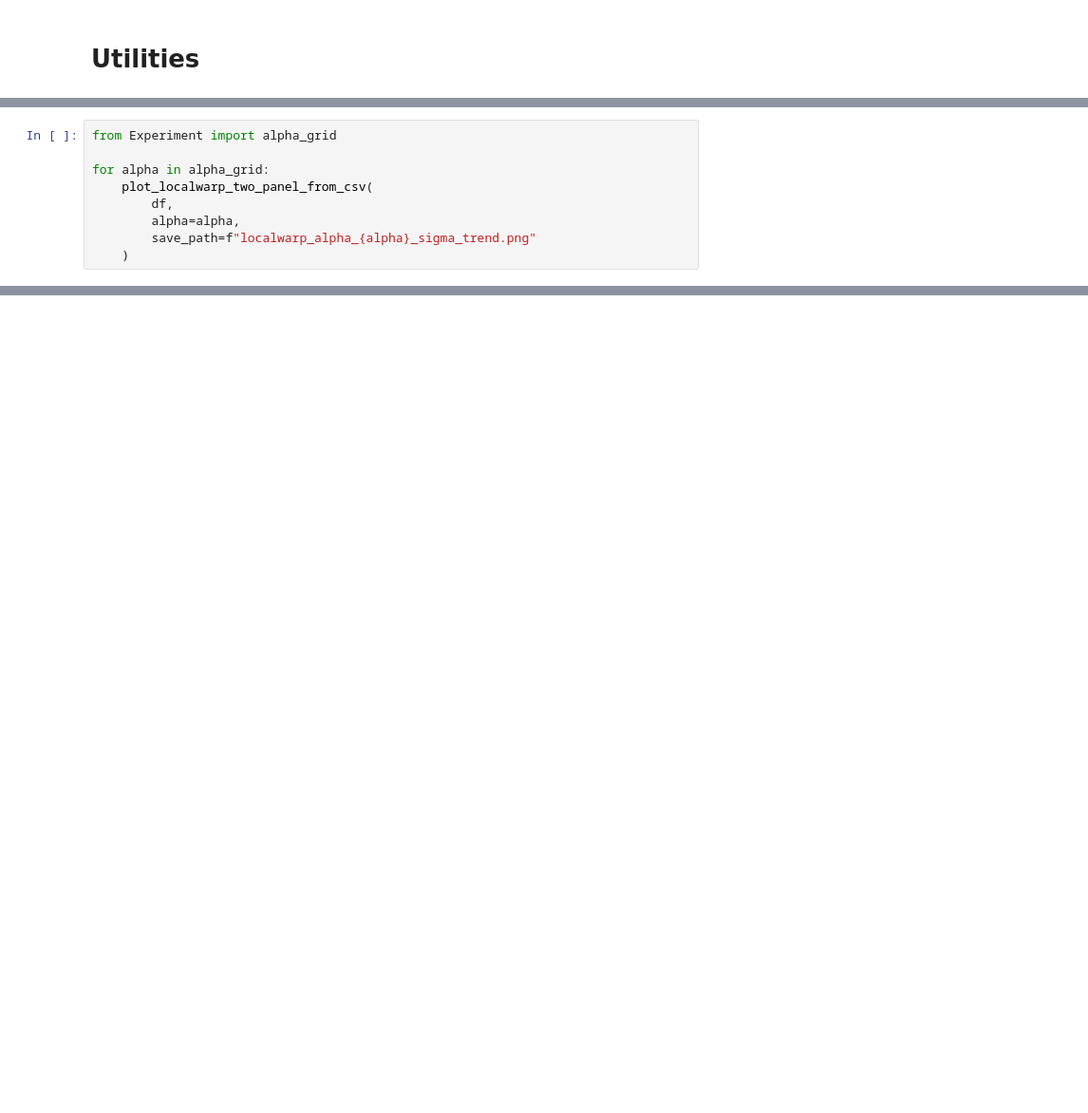
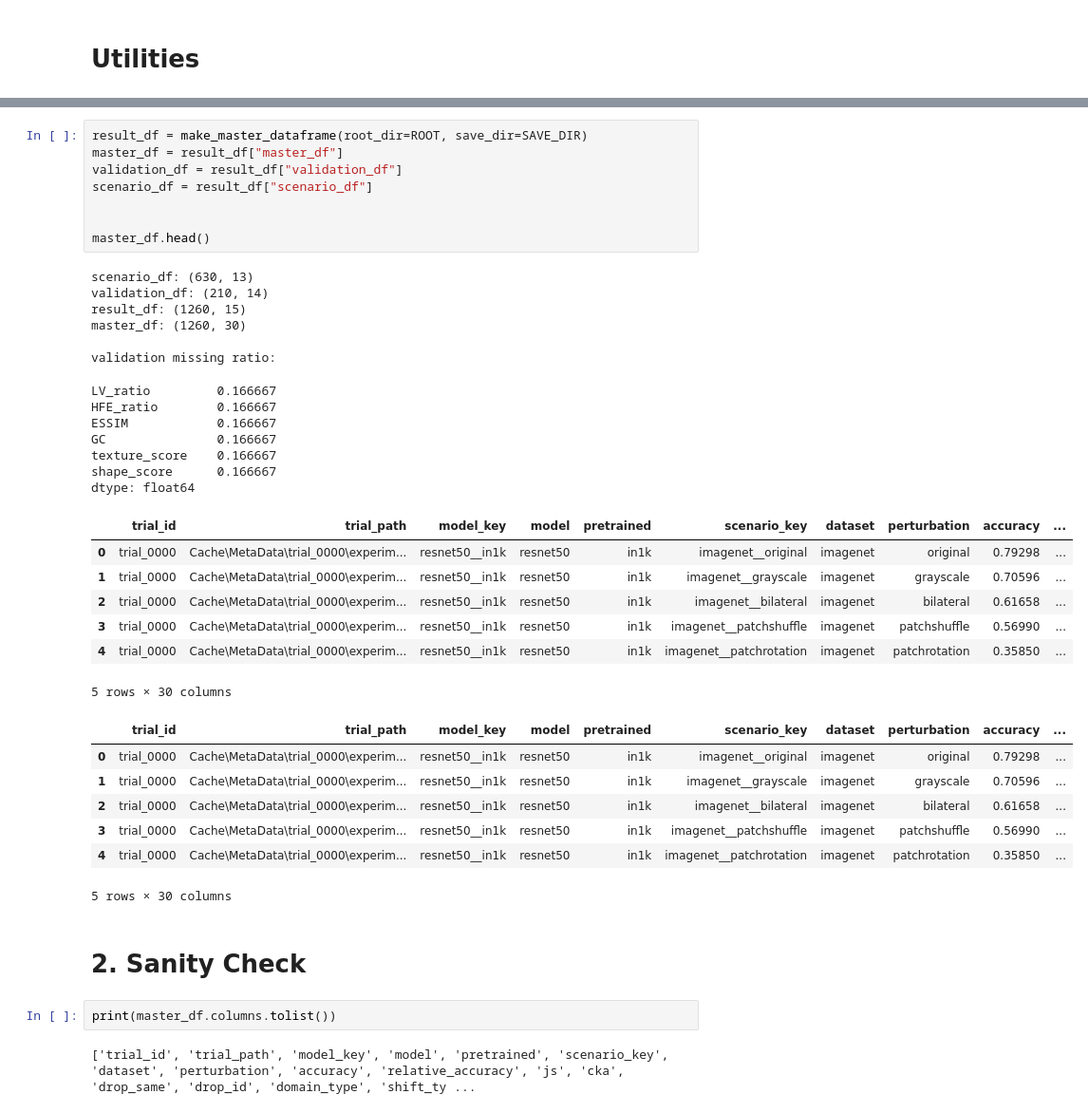
Before and after one commit to sdsdsdsdaf/Feature-Reliance, a Jupyter notebook: results_analysis.ipynb, the cells around one changed output, grey strips where cells are left out. Shown at 95% size. Drawn from its saved outputs; the diff is of its cells as text; blank space fills up the shorter version.

```diff
--- a/results_analysis.ipynb
+++ b/results_analysis.ipynb
@@ -503,9 +42,0 @@ def compute_correlation_table(df):
-# %%
-from Experiment import alpha_grid
-
-for alpha in alpha_grid:
-    plot_localwarp_two_panel_from_csv(
-        df,
-        alpha=alpha,
-        save_path=f"localwarp_alpha_{alpha}_sigma_trend.png"
-    )
@@ -719,0 +588,42 @@ compute_partial_correlations(df)
+# %%
+result_df = make_master_dataframe(root_dir=ROOT, save_dir=SAVE_DIR)
+master_df = result_df["master_df"]
+validation_df = result_df["validation_df"]
+scenario_df = result_df["scenario_df"]
+
+
+master_df.head()
+# %% [output]
+scenario_df: (630, 13)
+validation_df: (210, 14)
+result_df: (1260, 15)
+master_df: (1260, 30)
+
+validation missing ratio:
+LV_ratio         0.166667
+HFE_ratio        0.166667
+ESSIM            0.166667
+GC               0.166667
+texture_score    0.166667
+shape_score      0.166667
+dtype: float64
+|  | trial_id | trial_path | model_key | model | pretrained | scenario_key | dataset | perturbation | accuracy | ... |
+| 0 | trial_0000 | Cache\MetaData\trial_0000\experim... | resnet50__in1k | resnet50 | in1k | imagenet__original | imagenet | original | 0.79298 | ... |
+| 1 | trial_0000 | Cache\MetaData\trial_0000\experim... | resnet50__in1k | resnet50 | in1k | imagenet__grayscale | imagenet | grayscale | 0.70596 | ... |
+| 2 | trial_0000 | Cache\MetaData\trial_0000\experim... | resnet50__in1k | resnet50 | in1k | imagenet__bilateral | imagenet | bilateral | 0.61658 | ... |
+| 3 | trial_0000 | Cache\MetaData\trial_0000\experim... | resnet50__in1k | resnet50 | in1k | imagenet__patchshuffle | imagenet | patchshuffle | 0.56990 | ... |
+| 4 | trial_0000 | Cache\MetaData\trial_0000\experim... | resnet50__in1k | resnet50 | in1k | imagenet__patchrotation | imagenet | patchrotation | 0.35850 | ... |
+5 rows × 30 columns
+|  | trial_id | trial_path | model_key | model | pretrained | scenario_key | dataset | perturbation | accuracy | ... |
+| 0 | trial_0000 | Cache\MetaData\trial_0000\experim... | resnet50__in1k | resnet50 | in1k | imagenet__original | imagenet | original | 0.79298 | ... |
+| 1 | trial_0000 | Cache\MetaData\trial_0000\experim... | resnet50__in1k | resnet50 | in1k | imagenet__grayscale | imagenet | grayscale | 0.70596 | ... |
+| 2 | trial_0000 | Cache\MetaData\trial_0000\experim... | resnet50__in1k | resnet50 | in1k | imagenet__bilateral | imagenet | bilateral | 0.61658 | ... |
+| 3 | trial_0000 | Cache\MetaData\trial_0000\experim... | resnet50__in1k | resnet50 | in1k | imagenet__patchshuffle | imagenet | patchshuffle | 0.56990 | ... |
+| 4 | trial_0000 | Cache\MetaData\trial_0000\experim... | resnet50__in1k | resnet50 | in1k | imagenet__patchrotation | imagenet | patchrotation | 0.35850 | ... |
+5 rows × 30 columns
+# %% [markdown]
+# 2. Sanity Check
+# %%
+print(master_df.columns.tolist())
+# %% [output]
+['trial_id', 'trial_path', 'model_key', 'model', 'pretrained', 'scenario_key', 'dataset', 'perturbation', 'accuracy', 'relative_accuracy', 'js', 'cka', 'drop_same', 'drop_id', 'domain_type', 'shift_ty ...
```
Also changed, not shown: parts of 27 cells of this notebook, 4 other files.
